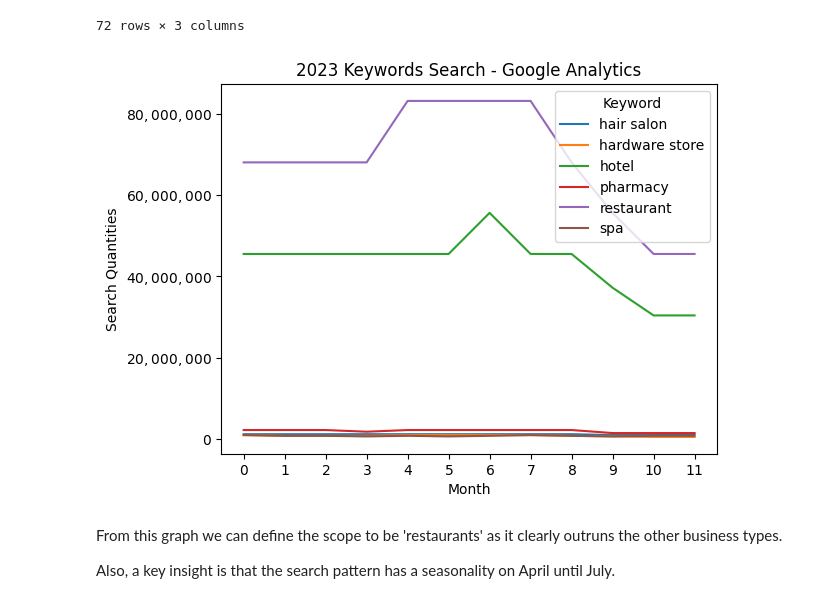
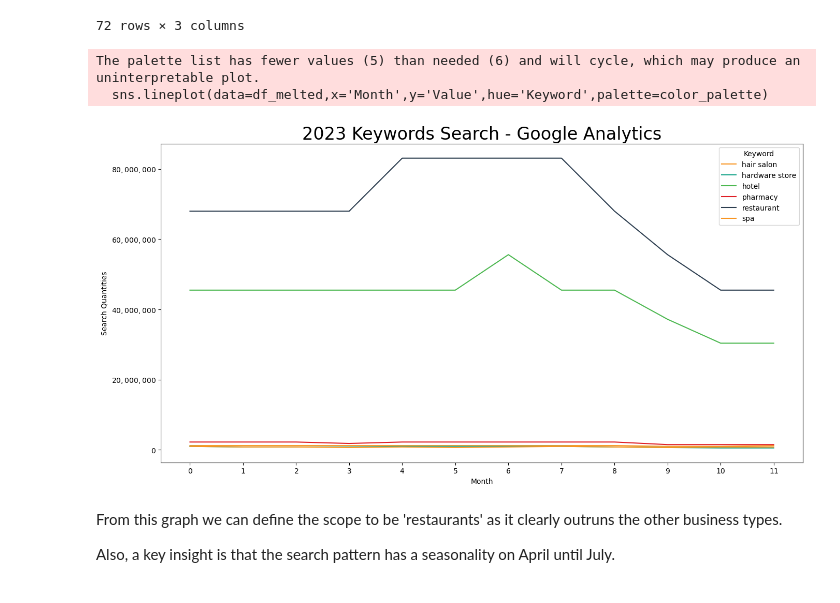
Before and after one commit to pedrofranke/ProyectoFinal-Henry, a Jupyter notebook: Data Engineering/Scope.ipynb, the cells around one changed output. Saved outputs shown, nothing was run; the diff lists cells and outputs as text; code cells hidden in the pictures.

```diff
--- a/Data Engineering/Scope.ipynb
+++ b/Data Engineering/Scope.ipynb
@@ -15,3 +15,5 @@ from matplotlib.ticker import ScalarFormatter
 import locale
 
 locale.setlocale(locale.LC_ALL, 'en_US.UTF-8')
+
+color_palette = ['#F89522', '#26AA91', '#4CB850', '#DF1F27', '#2D3E50']
@@ -205,18 +251,21 @@ df_melted
 | 71 | spa | Dec | 823000 |
 72 rows × 3 columns
 # %%
-sns.lineplot(data=df_melted,x='Month',y='Value',hue='Keyword')
+plt.figure(figsize=(16,8))
+sns.lineplot(data=df_melted,x='Month',y='Value',hue='Keyword',palette=color_palette)
 
-plt.title(f'2023 Keywords Search - Google Analytics')
+plt.title(f'2023 Keywords Search - Google Analytics', fontsize=24)
 plt.ylabel('Search Quantities')
 plt.xlabel('Month')
 formatter = ScalarFormatter(useMathText=True, useOffset=False, useLocale=True)
 formatter.set_scientific(False)
 plt.gca().xaxis.set_major_formatter(formatter)
 plt.gca().yaxis.set_major_formatter(formatter)
 plt.show()
 # %% [output]
+The palette list has fewer values (5) than needed (6) and will cycle, which may produce an uninterpretable plot.
+  sns.lineplot(data=df_melted,x='Month',y='Value',hue='Keyword',palette=color_palette)
-[figure, old version]
+[figure, new version]
 # %% [markdown]
 From this graph we can define the scope to be 'restaurants' as it clearly outruns the other business types.
 
```
Also changed, not shown: parts of 3 cells of this notebook.
